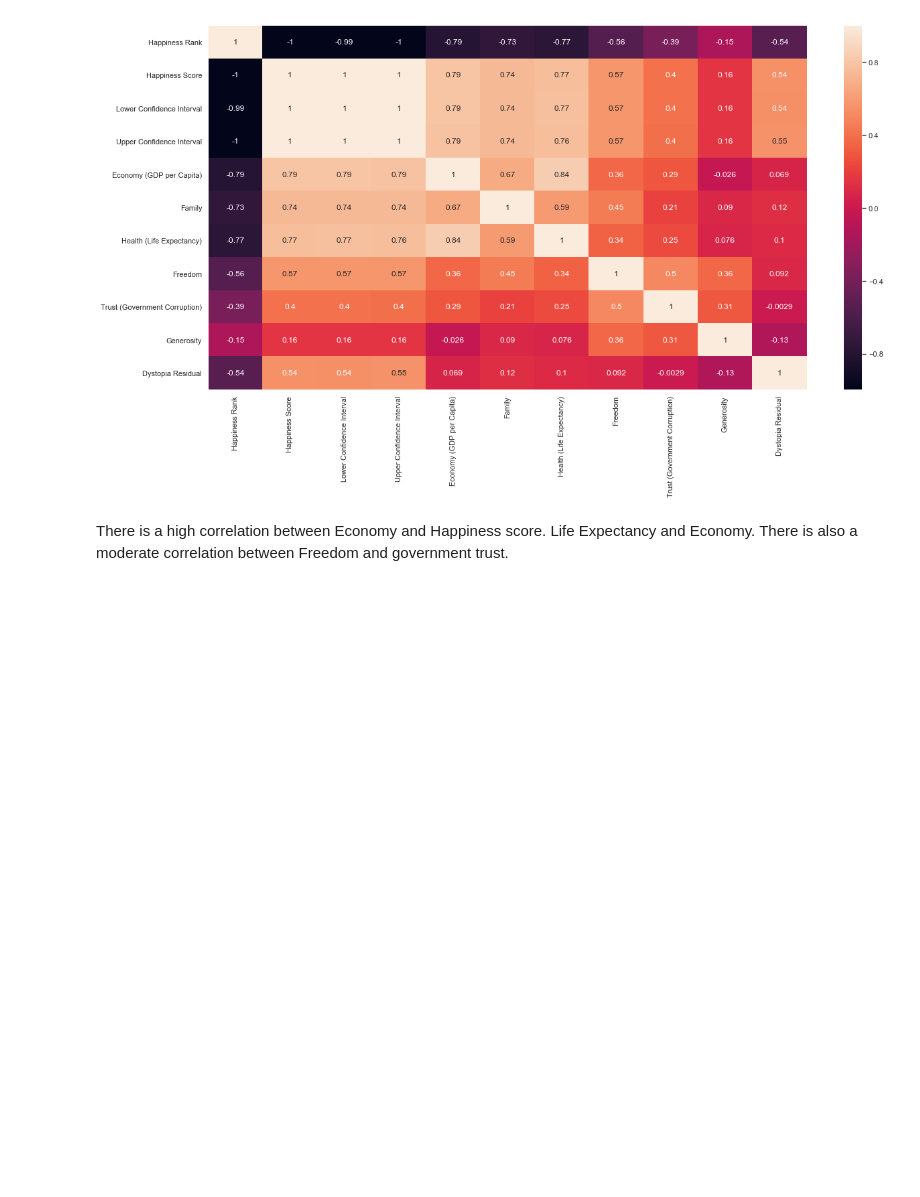
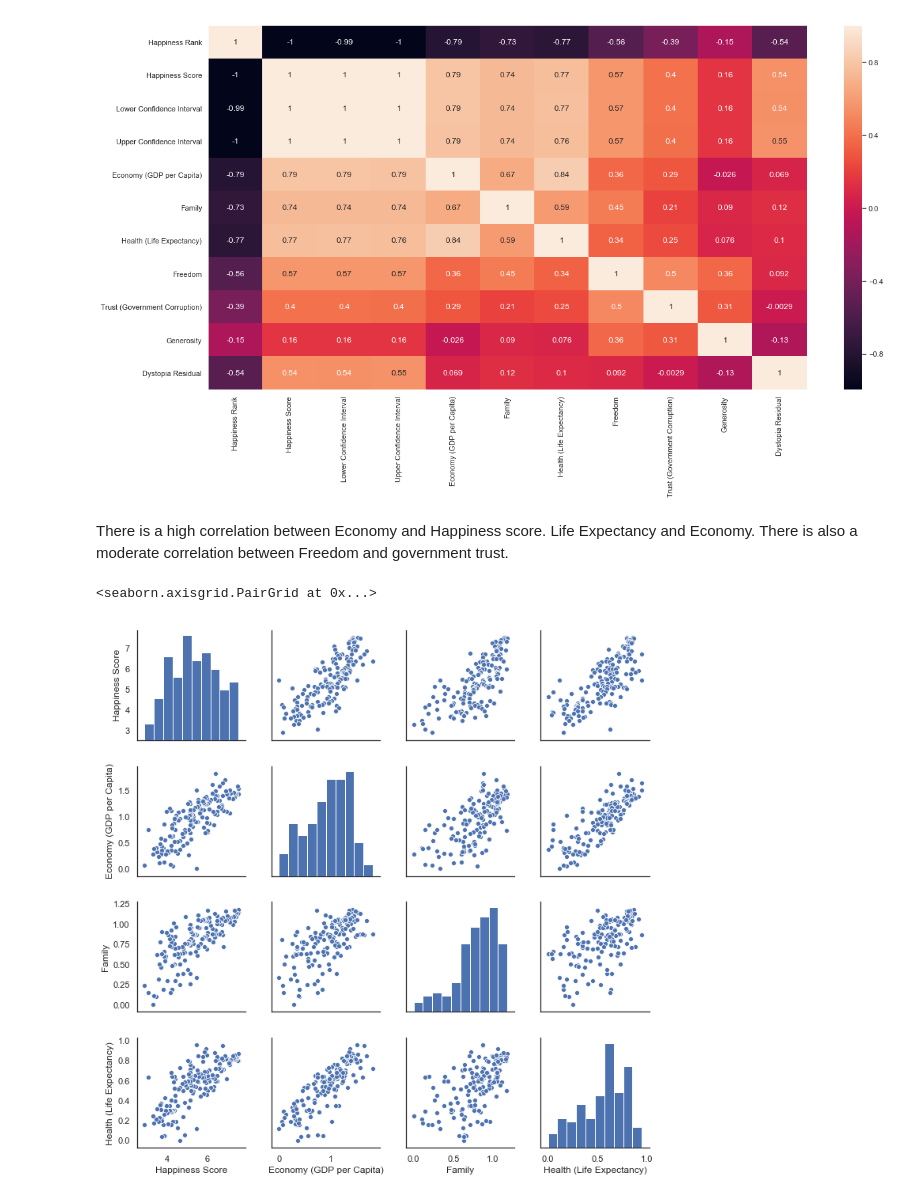
Before and after one commit to FaraiMathemera/Data-Analysis-Projects-Fun, a Jupyter notebook: World Happiness Report/WorldHappiness.ipynb, the cells around one changed output. Cells and saved outputs as stored; diff of their text form; code cells hidden in the pictures; blank space fills up the shorter version.

```diff
--- a/World Happiness Report/WorldHappiness.ipynb
+++ b/World Happiness Report/WorldHappiness.ipynb
@@ -94,3 +94,8 @@ sn.heatmap(stats16.corr(), annot=True)
 # %% [markdown]
 There is a high correlation between Economy and Happiness score. Life Expectancy and Economy.
 There is also a moderate correlation between Freedom and government trust.
+# %%
+sn.pairplot(stats16[['Happiness Score','Economy (GDP per Capita)','Family','Health (Life Expectancy)']])
+# %% [output]
+<seaborn.axisgrid.PairGrid at 0x...>
+[figure, added]
```
Also changed, not shown: parts of 1 cell of this notebook.
